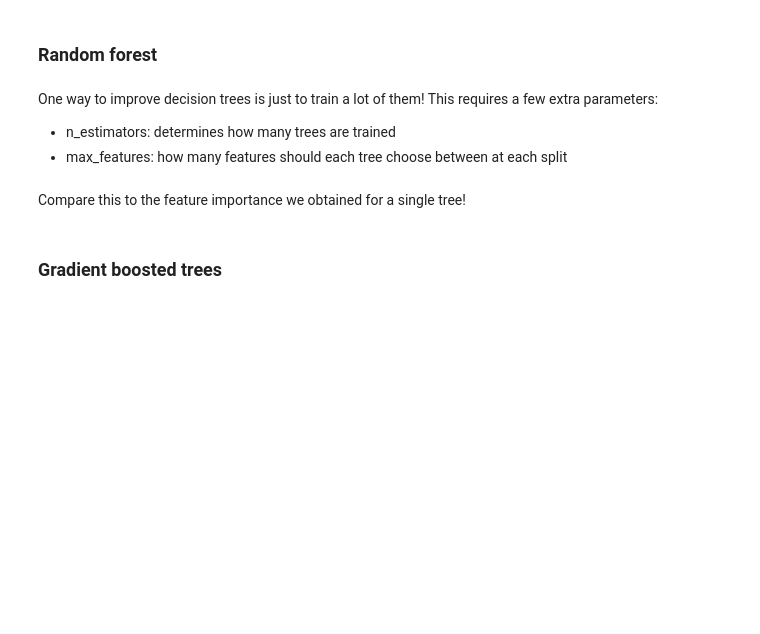
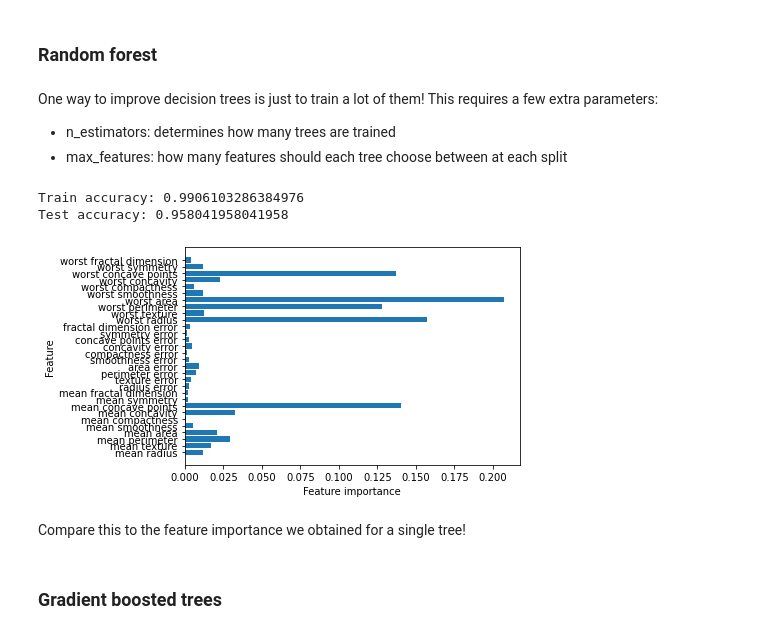
Before and after one commit to RBrooksDK/MAL1, a Jupyter notebook: 03 Tree-based models/Decision Trees 2 - Feature importance and ensembles of trees.ipynb, the cells around one changed output. Drawn from its saved outputs; the diff is of its cells as text; code cells hidden in the pictures; blank space fills up the shorter version.

```diff
--- a/03 Tree-based models/Decision Trees 2 - Feature importance and ensembles of trees.ipynb
+++ b/03 Tree-based models/Decision Trees 2 - Feature importance and ensembles of trees.ipynb
@@ -49,6 +100,19 @@ We see that the tree rates "worst radius" as the most important feature. How do
 One way to improve decision trees is just to train a lot of them! This requires a few extra parameters:
 - n_estimators: determines how many trees are trained
 - max_features: how many features should each tree choose between at each split
+# %%
+forest = RandomForestClassifier(n_estimators = 100, max_depth = 4, max_features = 10, random_state = 10)
+forest.fit(X_train, y_train)
+
+print("Train accuracy: {}".format(forest.score(X_train, y_train)))
+print("Test accuracy: {}".format(forest.score(X_test, y_test)))
+# %% [output]
+Train accuracy: 0.9906103286384976
+Test accuracy: 0.958041958041958
+# %%
+plot_feature_importances_cancer(forest)
+# %% [output]
+[figure, added]
 # %% [markdown]
 Compare this to the feature importance we obtained for a single tree!
 # %% [markdown]
```
Also changed, not shown: parts of 9 cells of this notebook, 1 other file.
